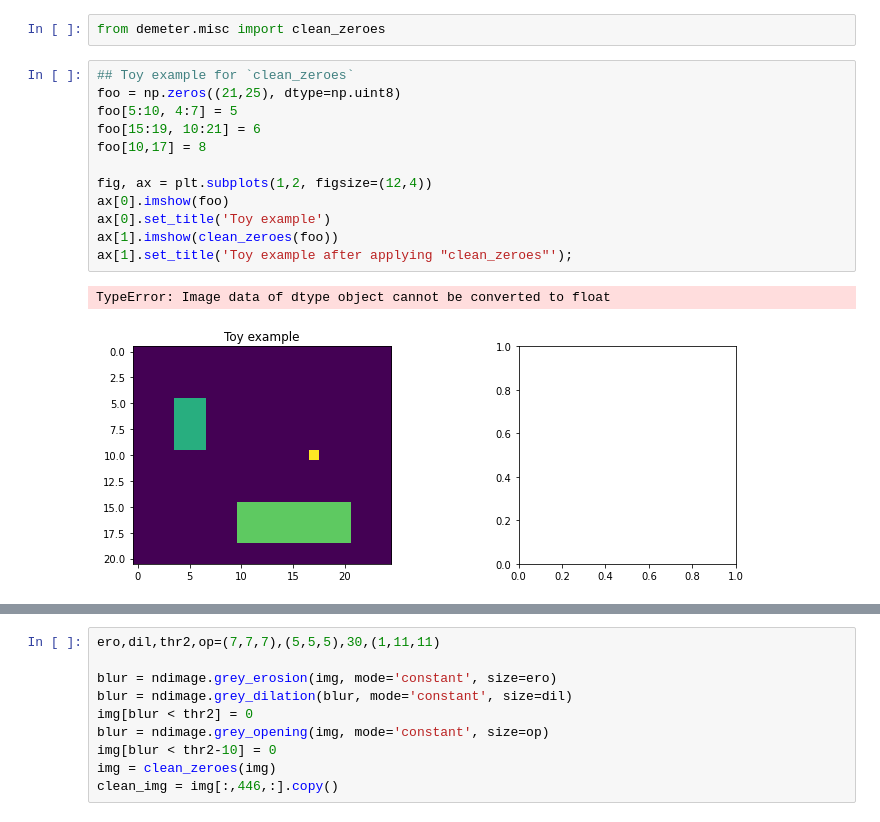
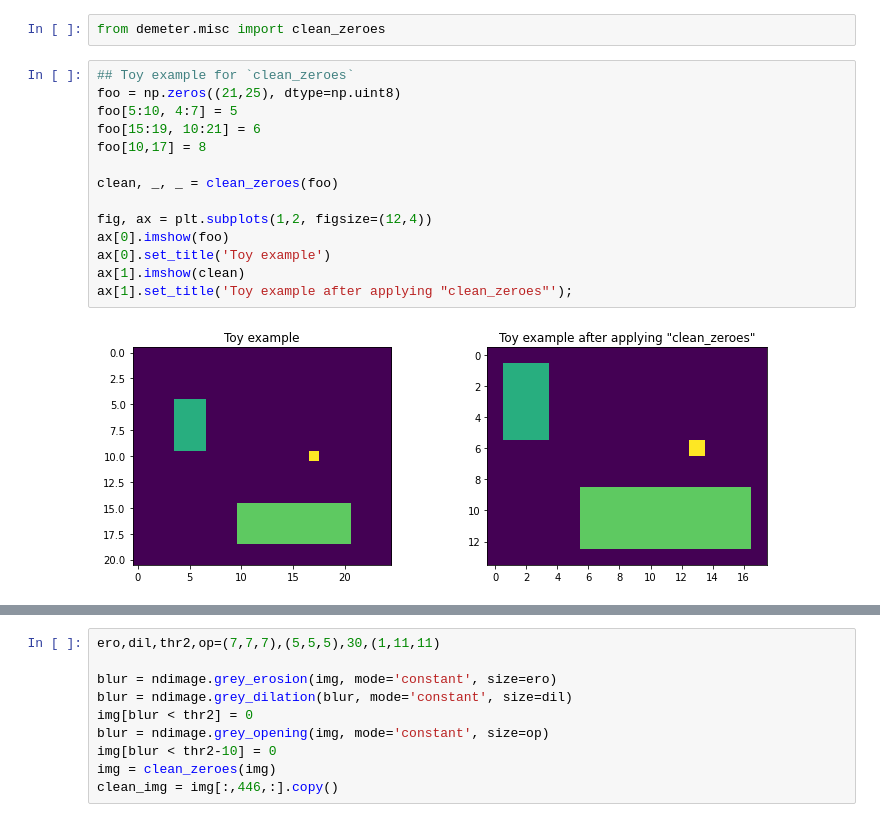
Before and after one commit to amezqui3/demeter, a Jupyter notebook: jupyter/03_cleaning_barley.ipynb, the cells around one changed output, grey strips where cells are left out. Cells and saved outputs as stored; diff of their text form.

```diff
--- a/jupyter/03_cleaning_barley.ipynb
+++ b/jupyter/03_cleaning_barley.ipynb
@@ -150,17 +150,18 @@ from demeter.misc import clean_zeroes
 # %%
 ## Toy example for `clean_zeroes`
 foo = np.zeros((21,25), dtype=np.uint8)
 foo[5:10, 4:7] = 5
 foo[15:19, 10:21] = 6
 foo[10,17] = 8
 
+clean, _, _ = clean_zeroes(foo)
+
 fig, ax = plt.subplots(1,2, figsize=(12,4))
 ax[0].imshow(foo)
 ax[0].set_title('Toy example')
-ax[1].imshow(clean_zeroes(foo))
+ax[1].imshow(clean)
 ax[1].set_title('Toy example after applying "clean_zeroes"');
 # %% [output]
-TypeError: Image data of dtype object cannot be converted to float
-[figure, old version]
+[figure, new version]
 # %%
 print('Original img shape:\t{}'.format(img.shape))
```
Also changed, not shown: parts of 1 cell of this notebook.
